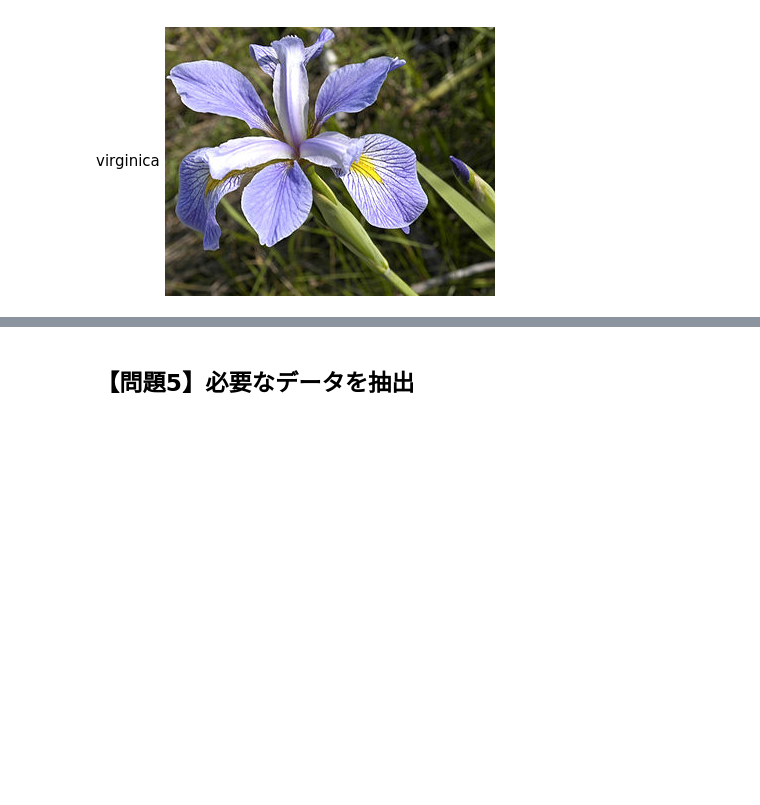
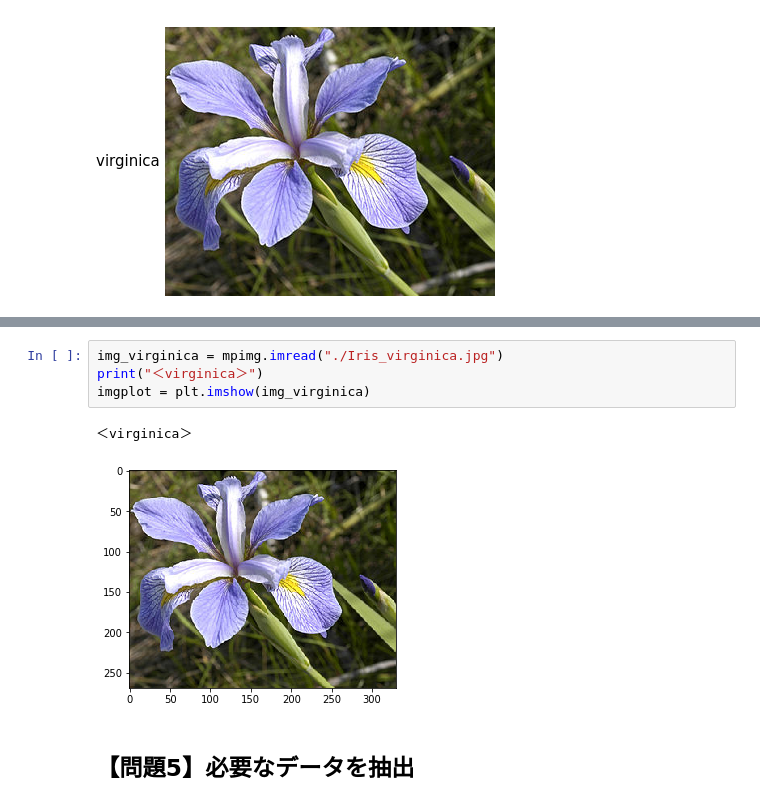
Before and after one commit to takatoshi-ii/diveintocode-ml, a Jupyter notebook: week3/Week3授業前課題1.ipynb, the cells around one changed output, grey strips where cells are left out. Drawn from its saved outputs; the diff is of its cells as text; blank space fills up the shorter version.

```diff
--- a/week3/Week3授業前課題1.ipynb
+++ b/week3/Week3授業前課題1.ipynb
@@ -213,3 +229,10 @@ virginica
+# %%
+img_virginica = mpimg.imread("./Iris_virginica.jpg")
+print("＜virginica＞")
+imgplot = plt.imshow(img_virginica)
+# %% [output]
+＜virginica＞
+[figure, added]
 # %% [markdown]
 ## 【問題5】必要なデータを抽出
 # %% [markdown]
```
Also changed, not shown: parts of 2 cells of this notebook.
